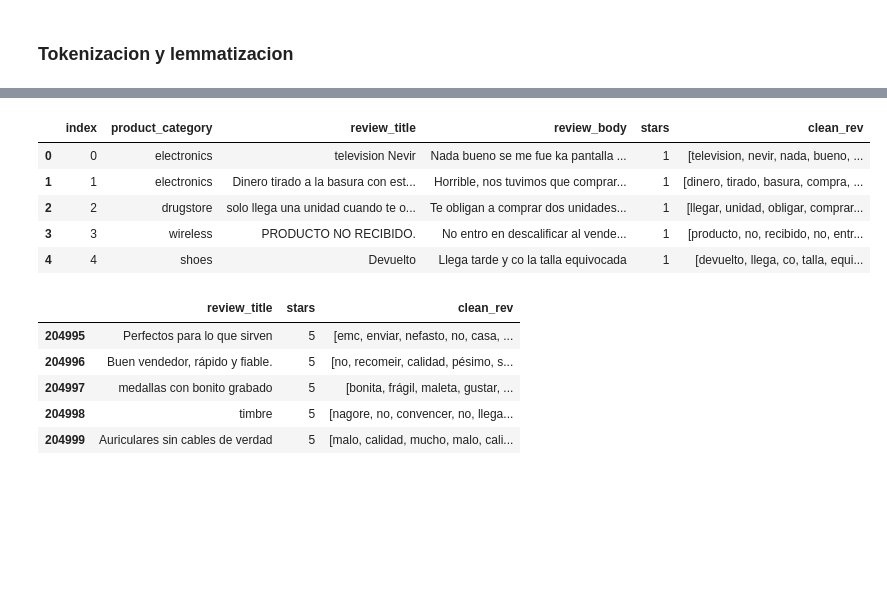
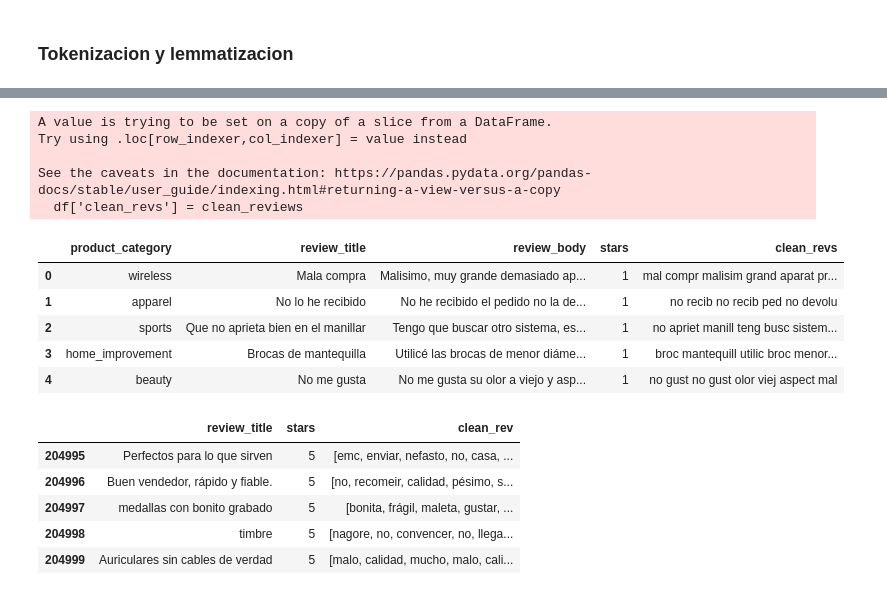
Before and after one commit to lusalmeron/Acamica-DS-Proyecto-3-NLP, a Jupyter notebook: Borrador_Proyecto_3.ipynb, the cells around one changed output, grey strips where cells are left out. Cells and saved outputs as stored; diff of their text form; code cells hidden in the pictures; blank space fills up the shorter version.

```diff
--- a/Proyecto_3.ipynb
+++ b/Borrador_Proyecto_3.ipynb
@@ -506,0 +527,2 @@ df.reset_index().tail()
+# %%
+stemmer = SpanishStemmer()
@@ -521,6 +543,18 @@ def text_data_cleaning(sentence):
             clean_tokens.append(temp.lower())
 
     return clean_tokens
+# %%
+#Función para limpieza de datos con stemmer
+def text_data_stem(sentence):
+    doc = nlp(sentence)
+
+    clean_tokens = []
+    for token in doc:
+        if (token.pos_ not in excluded_pos and str(token) not in stopwords_spacy):
+            temp = stemmer.stem(token.text).strip()
+            clean_tokens.append(temp.lower())
+
+    return clean_tokens
 # %%
 # Miramos una review al azar
 random_index = np.random.randint(0,df.shape[0])
@@ -580,8 +598,10 @@ bastante - ADV
 # Train_test_split
 from sklearn.model_selection import train_test_split
 # %%
-# Limpiamos todas las reviews
+# Limpiamos todas las reviews con stemmer/lemmatizer
 clean_reviews = []
 for i in df.index:
-    rev = text_data_cleaning(df.review_title.iloc[i] + ' ' + df.review_body.iloc[i])
-    clean_reviews.append(rev)
+    rev = text_data_stem(df.review_title.iloc[i] + ' ' + df.review_body.iloc[i])
+    # rev = text_data_lemma(df.review_title.iloc[i] + ' ' + df.review_body.iloc[i])
+    clean_reviews.append(" ".join(rev))
+clean_reviews[:5]
@@ -588,11 +625,17 @@ for i in df.index:
 # %%
 # Agregamos columna al dataset
-df['clean_rev'] = clean_reviews
+#df.drop(columns=['clean_rev'], inplace=True)
+df['clean_revs'] = clean_reviews
 df.head()
 # %% [output]
+A value is trying to be set on a copy of a slice from a DataFrame.
+Try using .loc[row_indexer,col_indexer] = value instead
+
+See the caveats in the documentation: https://pandas.pydata.org/pandas-docs/stable/user_guide/indexing.html#returning-a-view-versus-a-copy
+  df['clean_revs'] = clean_reviews
-|  | index | product_category | review_title | review_body | stars | clean_rev |
-| 0 | 0 | electronics | television Nevir | Nada bueno se me fue ka pantalla ... | 1 | [television, nevir, nada, bueno, ... |
-| 1 | 1 | electronics | Dinero tirado a la basura con est... | Horrible, nos tuvimos que comprar... | 1 | [dinero, tirado, basura, compra, ... |
-| 2 | 2 | drugstore | solo llega una unidad cuando te o... | Te obligan a comprar dos unidades... | 1 | [llegar, unidad, obligar, comprar... |
-| 3 | 3 | wireless | PRODUCTO NO RECIBIDO. | No entro en descalificar al vende... | 1 | [producto, no, recibido, no, entr... |
-| 4 | 4 | shoes | Devuelto | Llega tarde y co la talla equivocada | 1 | [devuelto, llega, co, talla, equi... |
+|  | product_category | review_title | review_body | stars | clean_revs |
+| 0 | wireless | Mala compra | Malisimo, muy grande demasiado ap... | 1 | mal compr malisim grand aparat pr... |
+| 1 | apparel | No lo he recibido | No he recibido el pedido no la de... | 1 | no recib no recib ped no devolu |
+| 2 | sports | Que no aprieta bien en el manillar | Tengo que buscar otro sistema, es... | 1 | no apriet manill teng busc sistem... |
+| 3 | home_improvement | Brocas de mantequilla | Utilicé las brocas de menor diáme... | 1 | broc mantequill utilic broc menor... |
+| 4 | beauty | No me gusta | No me gusta su olor a viejo y asp... | 1 | no gust no gust olor viej aspect mal |
```
Also changed, not shown: parts of 20 cells of this notebook, 1 other file.
